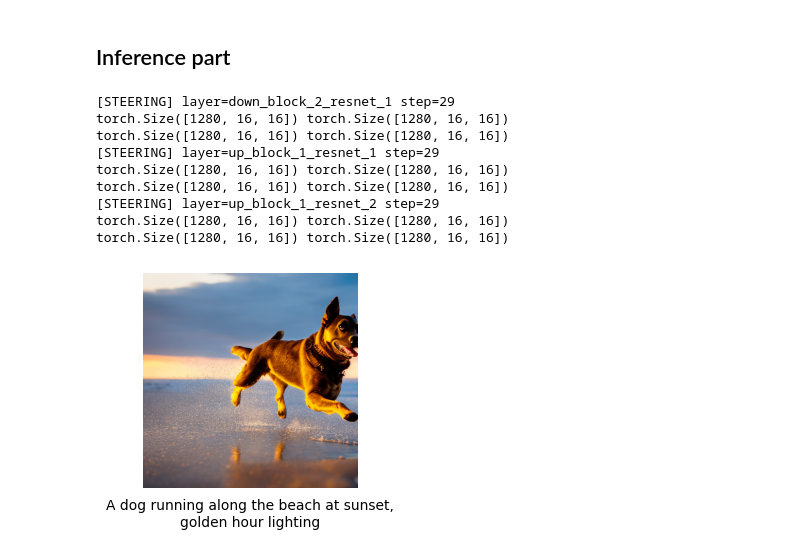
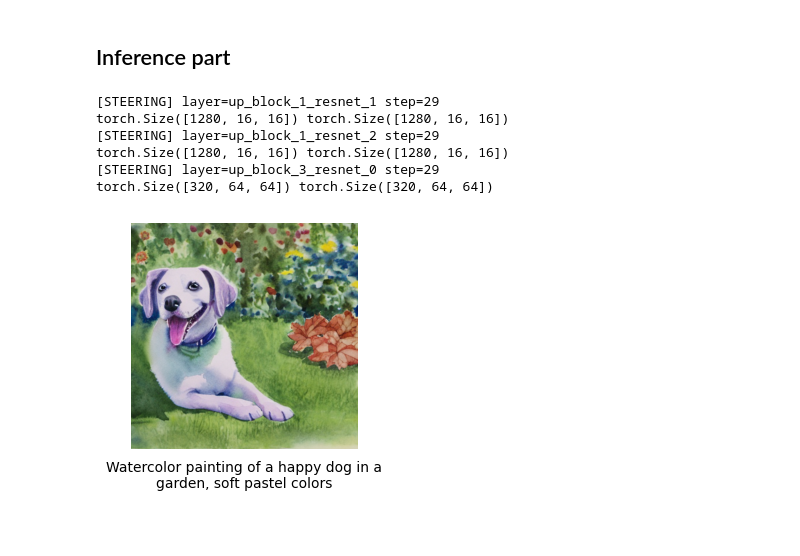
Before and after one commit to the-summoning/aml-project, a Jupyter notebook: aml-project.ipynb, the cells around one changed output. Cells and saved outputs as stored; diff of their text form; code cells hidden in the pictures; blank space fills up the shorter version.

Commit message:
add start time step tp steering

```diff
--- a/aml-project.ipynb
+++ b/aml-project.ipynb
@@ -599,26 +590,23 @@ def generate_with_steering(
 # %%
 
 # Run generation with steering
-prompt = [pos_batch[1]]
+prompt = [pos_batch[0]]
 steered_images = generate_with_steering(
     pipe,
     prompt[0],
     steering_vectors,
     num_inference_steps=30,
     guidance_scale=7.5,
-    mode="substract",
+    lam=1.0,
+    last_t=1,   # steer on last 5 steps
 )
-
 # Visualize
 show_images(steered_images, prompt, cols=1)
 # %% [output]
-[STEERING] layer=down_block_2_resnet_1 step=29
-torch.Size([1280, 16, 16]) torch.Size([1280, 16, 16])
-torch.Size([1280, 16, 16]) torch.Size([1280, 16, 16])
 [STEERING] layer=up_block_1_resnet_1 step=29
-torch.Size([1280, 16, 16]) torch.Size([1280, 16, 16])
 torch.Size([1280, 16, 16]) torch.Size([1280, 16, 16])
 [STEERING] layer=up_block_1_resnet_2 step=29
 torch.Size([1280, 16, 16]) torch.Size([1280, 16, 16])
-torch.Size([1280, 16, 16]) torch.Size([1280, 16, 16])
+[STEERING] layer=up_block_3_resnet_0 step=29
+torch.Size([320, 64, 64]) torch.Size([320, 64, 64])
-[figure, old version]
+[figure, new version]
```
Also changed, not shown: parts of 1 cell of this notebook.
